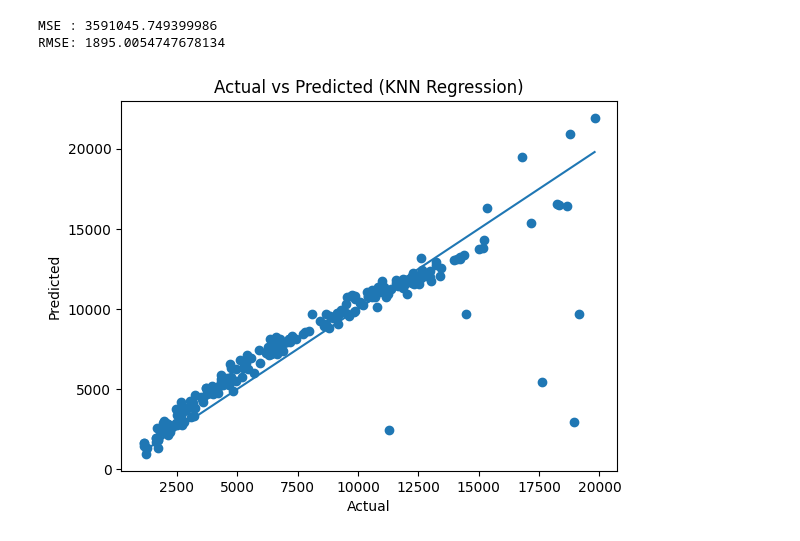
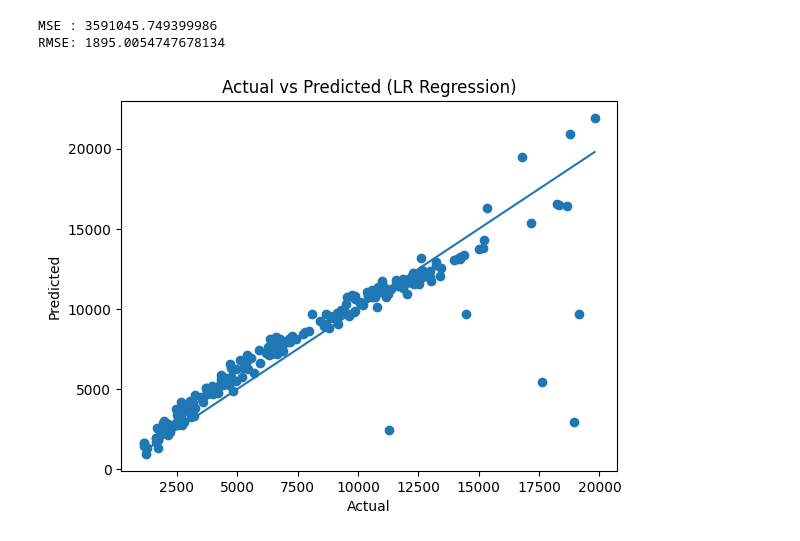
Before and after one commit to LechTheMitch/MachineLearningProject, a Jupyter notebook: notebook/numerical_model_KNN_LinearR.ipynb, the cells around one changed output. Saved outputs shown, nothing was run; the diff lists cells and outputs as text; code cells hidden in the pictures.

```diff
--- a/notebook/numerical_model_KNN_LinearR.ipynb
+++ b/notebook/numerical_model_KNN_LinearR.ipynb
@@ -237,11 +237,11 @@ RMSE: 1895.0054747678134
 # %%
 plt.scatter(y_test, y_pred)
 plt.xlabel("Actual")
 plt.ylabel("Predicted")
-plt.title("Actual vs Predicted (KNN Regression)")
+plt.title("Actual vs Predicted (LR Regression)")
 plt.plot([y_test.min(), y_test.max()],
          [y_test.min(), y_test.max()])
 
 plt.show()
 # %% [output]
-[figure, old version]
+[figure, new version]
```
Also changed, not shown: 3 other files.
